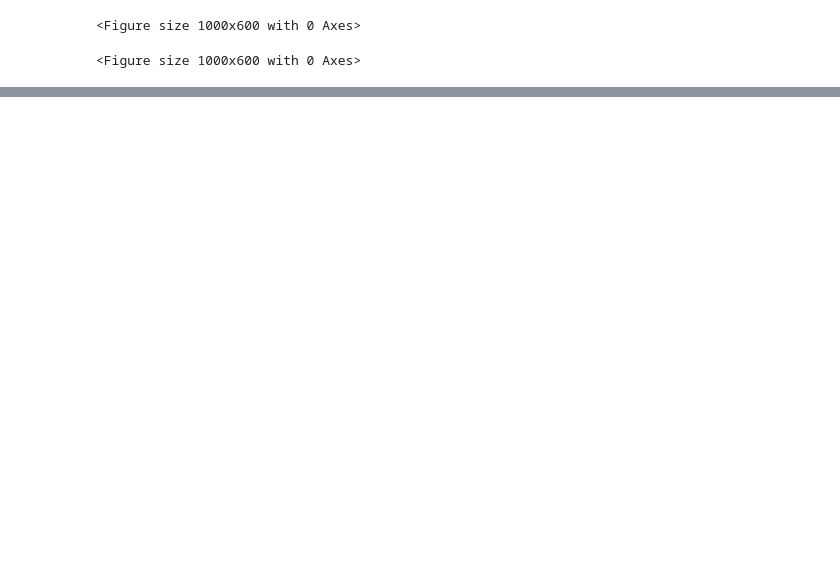
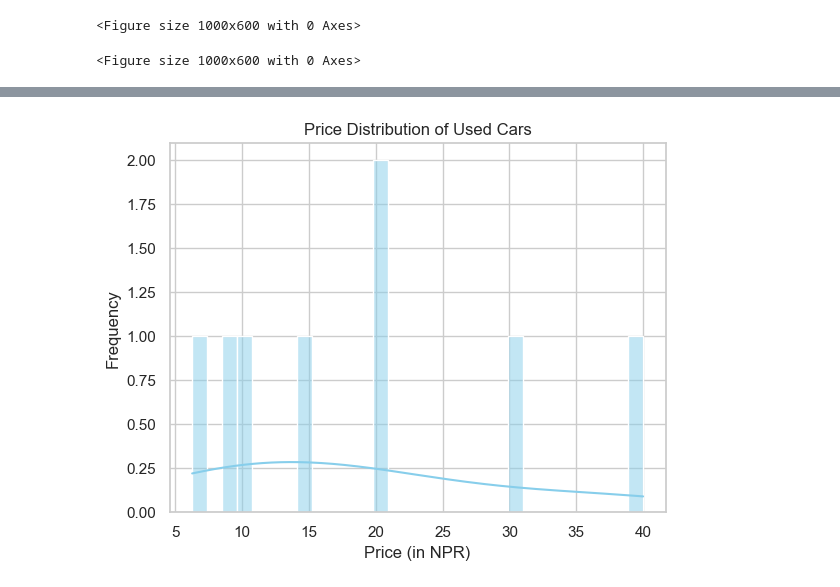
Before and after one commit to riyaaaaaaa012/HamrobazarCar_Analysis, a Jupyter notebook: analyze.ipynb, the cells around one changed output, grey strips where cells are left out. Drawn from its saved outputs; the diff is of its cells as text; code cells hidden in the pictures; blank space fills up the shorter version.

```diff
--- a/analyze.ipynb
+++ b/analyze.ipynb
@@ -134,0 +134,10 @@ plt.show()
+# %%
+used_df = df[df['condition'] == 'Used']
+# %%
+sns.histplot(used_df['price'], bins=30, kde=True, color='skyblue')
+plt.title('Price Distribution of Used Cars')
+plt.xlabel('Price (in NPR)')
+plt.ylabel('Frequency')
+plt.show()
+# %% [output]
+[figure, added]
```
Also changed, not shown: parts of 13 cells of this notebook, 5 other files.
